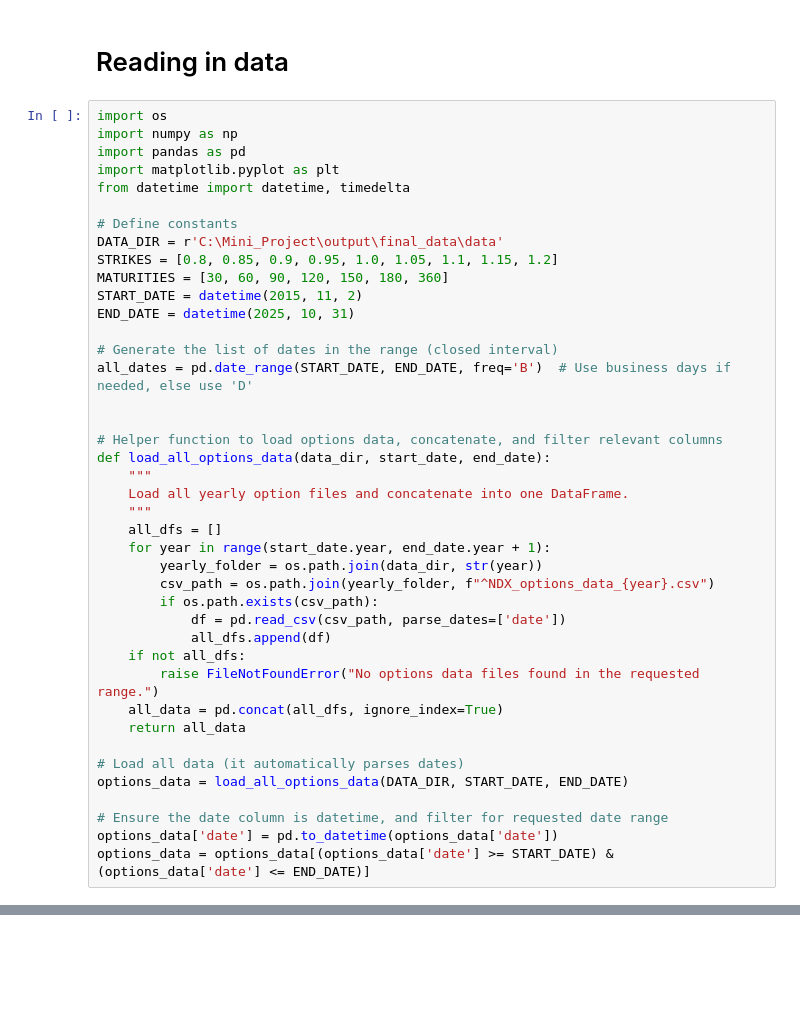
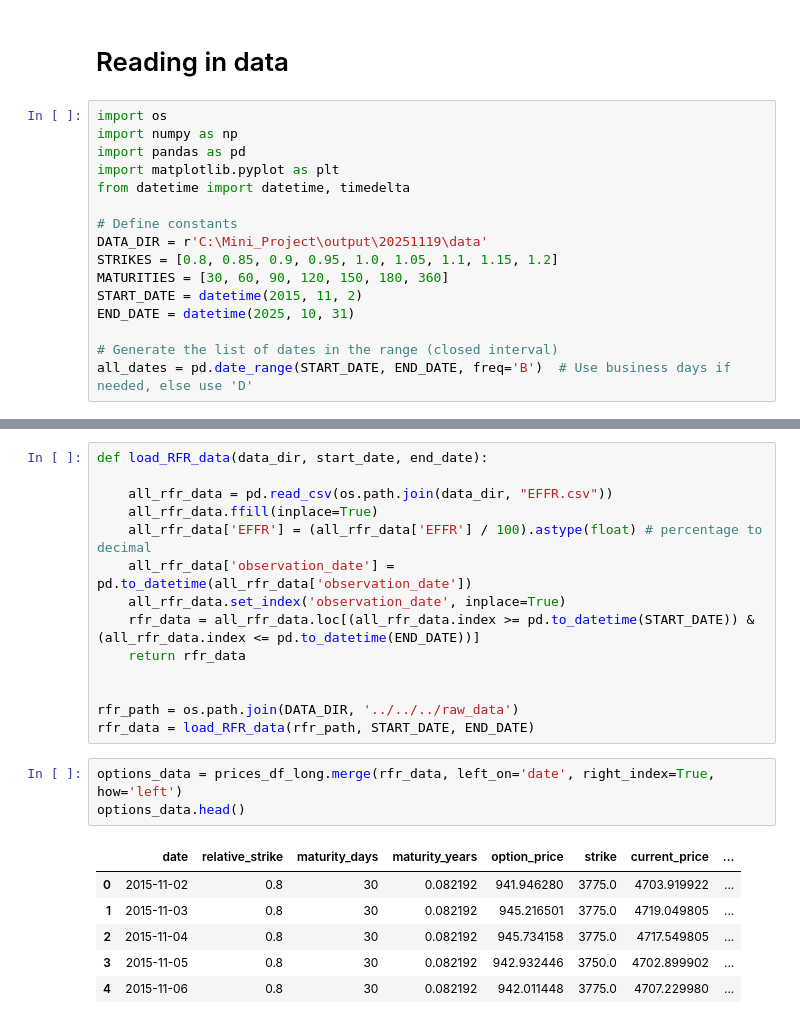
Before and after one commit to antho-w/Mini_Project, a Jupyter notebook: jump_process.ipynb, the cells around one changed output, grey strips where cells are left out. Saved outputs shown, nothing was run; the diff lists cells and outputs as text; blank space fills up the shorter version.

```diff
--- a/jump_process.ipynb
+++ b/jump_process.ipynb
@@ -8,7 +8,7 @@ import matplotlib.pyplot as plt
 from datetime import datetime, timedelta
 
 # Define constants
-DATA_DIR = r'C:\Mini_Project\output\final_data\data'
+DATA_DIR = r'C:\Mini_Project\output\20251119\data'
 STRIKES = [0.8, 0.85, 0.9, 0.95, 1.0, 1.05, 1.1, 1.15, 1.2]
 MATURITIES = [30, 60, 90, 120, 150, 180, 360]
 START_DATE = datetime(2015, 11, 2)
@@ -16,28 +16,3 @@ END_DATE = datetime(2025, 10, 31)
 
 # Generate the list of dates in the range (closed interval)
 all_dates = pd.date_range(START_DATE, END_DATE, freq='B')  # Use business days if needed, else use 'D'
-
-
-# Helper function to load options data, concatenate, and filter relevant columns
-def load_all_options_data(data_dir, start_date, end_date):
-    """
-    Load all yearly option files and concatenate into one DataFrame.
-    """
-    all_dfs = []
-    for year in range(start_date.year, end_date.year + 1):
-        yearly_folder = os.path.join(data_dir, str(year))
-        csv_path = os.path.join(yearly_folder, f"^NDX_options_data_{year}.csv")
-        if os.path.exists(csv_path):
-            df = pd.read_csv(csv_path, parse_dates=['date'])
-            all_dfs.append(df)
-    if not all_dfs:
-        raise FileNotFoundError("No options data files found in the requested range.")
-    all_data = pd.concat(all_dfs, ignore_index=True)
-    return all_data
-
-# Load all data (it automatically parses dates)
-options_data = load_all_options_data(DATA_DIR, START_DATE, END_DATE)
-
-# Ensure the date column is datetime, and filter for requested date range
-options_data['date'] = pd.to_datetime(options_data['date'])
-options_data = options_data[(options_data['date'] >= START_DATE) & (options_data['date'] <= END_DATE)]
@@ -52,0 +86,24 @@ options_data.head()
+# %%
+def load_RFR_data(data_dir, start_date, end_date):
+
+    all_rfr_data = pd.read_csv(os.path.join(data_dir, "EFFR.csv"))
+    all_rfr_data.ffill(inplace=True)
+    all_rfr_data['EFFR'] = (all_rfr_data['EFFR'] / 100).astype(float) # percentage to decimal
+    all_rfr_data['observation_date'] = pd.to_datetime(all_rfr_data['observation_date'])
+    all_rfr_data.set_index('observation_date', inplace=True)
+    rfr_data = all_rfr_data.loc[(all_rfr_data.index >= pd.to_datetime(START_DATE)) & (all_rfr_data.index <= pd.to_datetime(END_DATE))]
+    return rfr_data
+
+
+rfr_path = os.path.join(DATA_DIR, '../../../raw_data')
+rfr_data = load_RFR_data(rfr_path, START_DATE, END_DATE)
+# %%
+options_data = prices_df_long.merge(rfr_data, left_on='date', right_index=True, how='left')
+options_data.head()
+# %% [output]
+|  | date | relative_strike | maturity_days | maturity_years | option_price | strike | current_price | ... |
+| 0 | 2015-11-02 | 0.8 | 30 | 0.082192 | 941.946280 | 3775.0 | 4703.919922 | ... |
+| 1 | 2015-11-03 | 0.8 | 30 | 0.082192 | 945.216501 | 3775.0 | 4719.049805 | ... |
+| 2 | 2015-11-04 | 0.8 | 30 | 0.082192 | 945.734158 | 3775.0 | 4717.549805 | ... |
+| 3 | 2015-11-05 | 0.8 | 30 | 0.082192 | 942.932446 | 3750.0 | 4702.899902 | ... |
+| 4 | 2015-11-06 | 0.8 | 30 | 0.082192 | 942.011448 | 3775.0 | 4707.229980 | ... |
```
Also changed, not shown: parts of 12 cells of this notebook, 9 other files.
